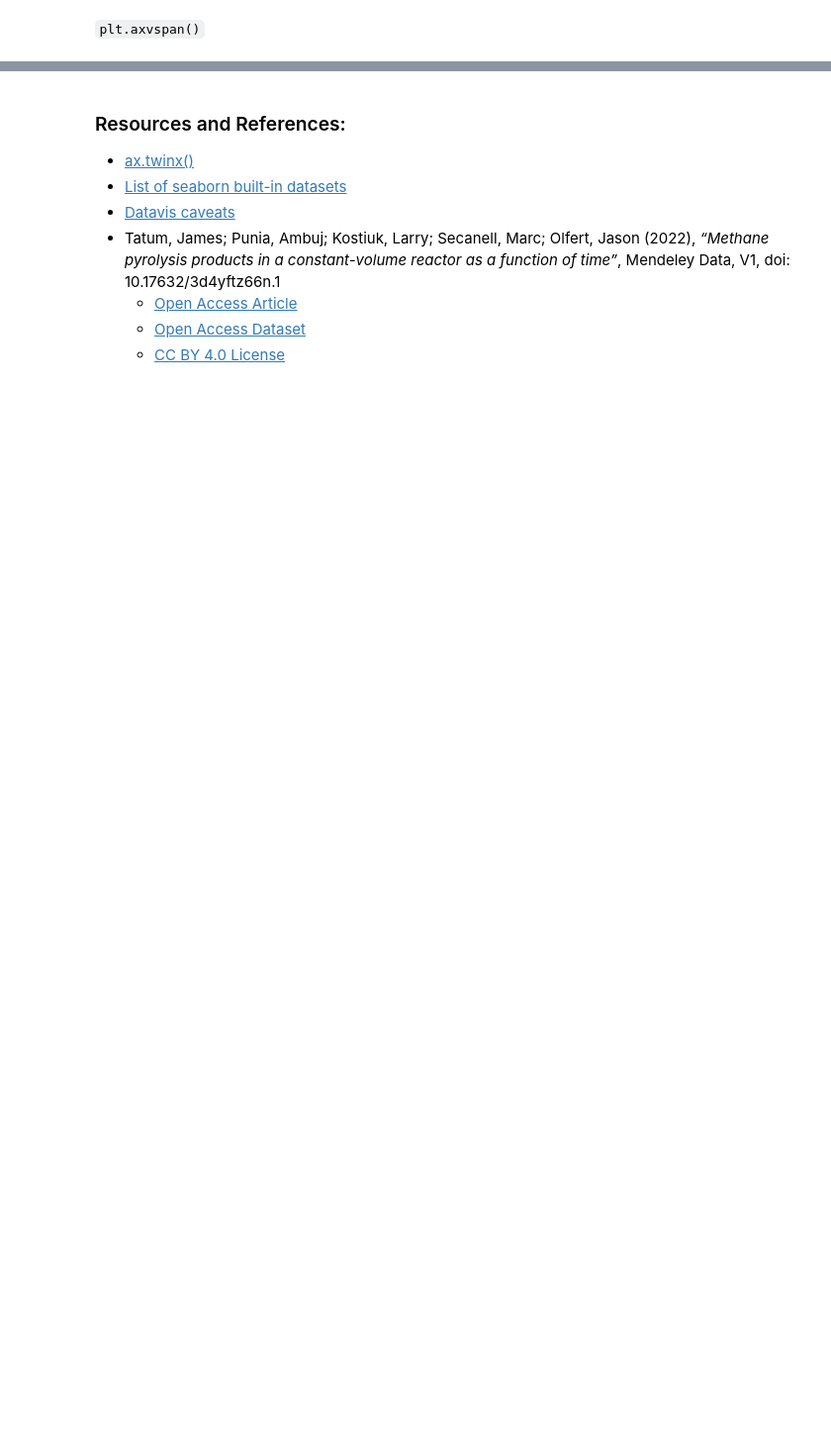
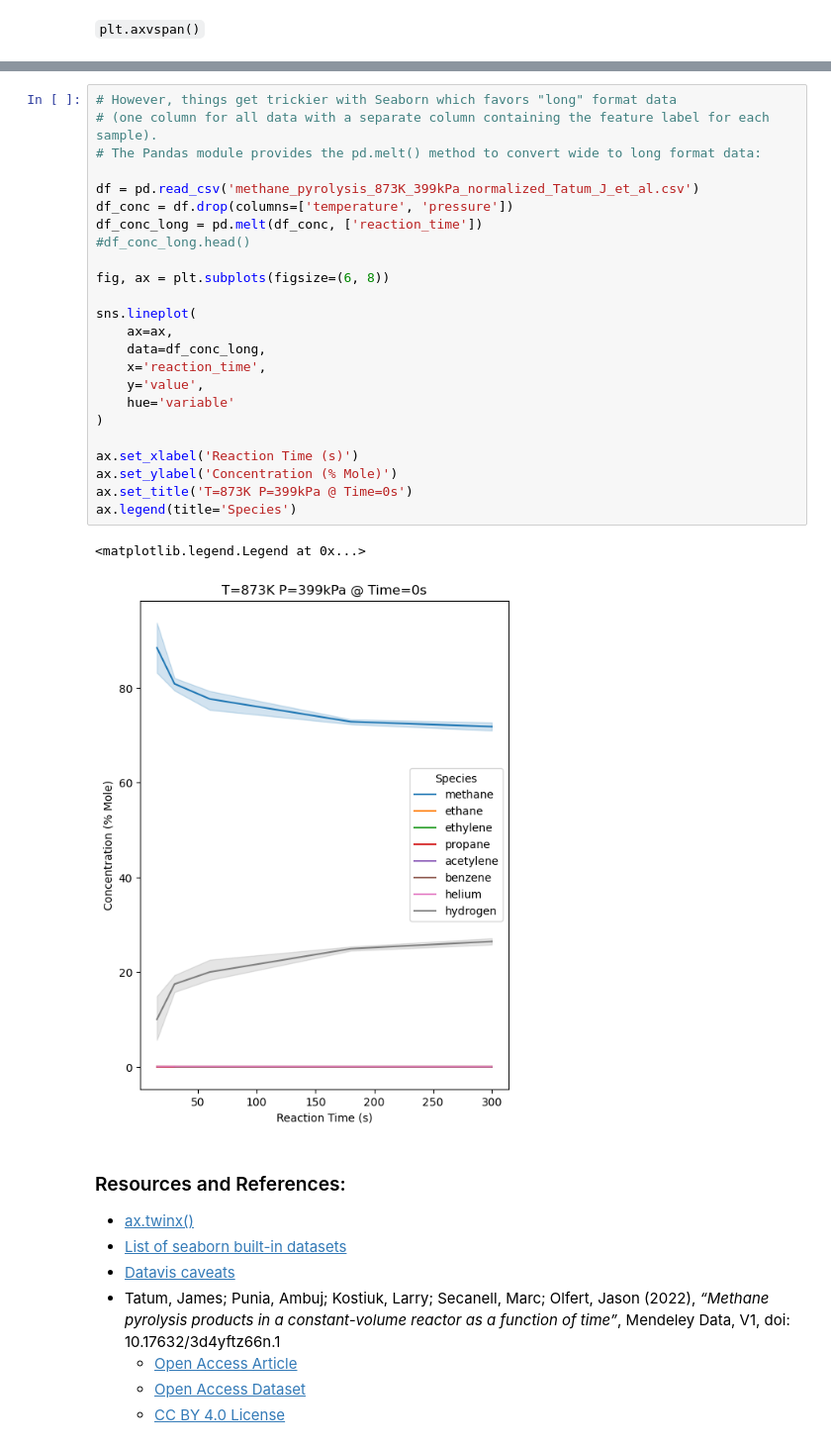
Before and after one commit to jkantorow/nucommlab-datavis-workshop, a Jupyter notebook: day-3/using_seaborn_and_matplotlib_together.ipynb, the cells around one changed output, grey strips where cells are left out. Shown at 99% size. Drawn from its saved outputs; the diff is of its cells as text; blank space fills up the shorter version.

```diff
--- a/day-3/using_seaborn_and_matplotlib_together.ipynb
+++ b/day-3/using_seaborn_and_matplotlib_together.ipynb
@@ -161,3 +186,30 @@ Text(0.5, 0, 'Reaction Time (s)')
+# %%
+# However, things get trickier with Seaborn which favors "long" format data
+# (one column for all data with a separate column containing the feature label for each sample).
+# The Pandas module provides the pd.melt() method to convert wide to long format data:
+
+df = pd.read_csv('methane_pyrolysis_873K_399kPa_normalized_Tatum_J_et_al.csv')
+df_conc = df.drop(columns=['temperature', 'pressure'])
+df_conc_long = pd.melt(df_conc, ['reaction_time'])
+#df_conc_long.head()
+
+fig, ax = plt.subplots(figsize=(6, 8))
+
+sns.lineplot(
+    ax=ax,
+    data=df_conc_long,
+    x='reaction_time',
+    y='value',
+    hue='variable'
+)
+
+ax.set_xlabel('Reaction Time (s)')
+ax.set_ylabel('Concentration (% Mole)')
+ax.set_title('T=873K P=399kPa @ Time=0s')
+ax.legend(title='Species')
+# %% [output]
+<matplotlib.legend.Legend at 0x...>
+[figure, added]
 # %% [markdown]
 ### Resources and References:
 
```
Also changed, not shown: parts of 6 cells of this notebook.
